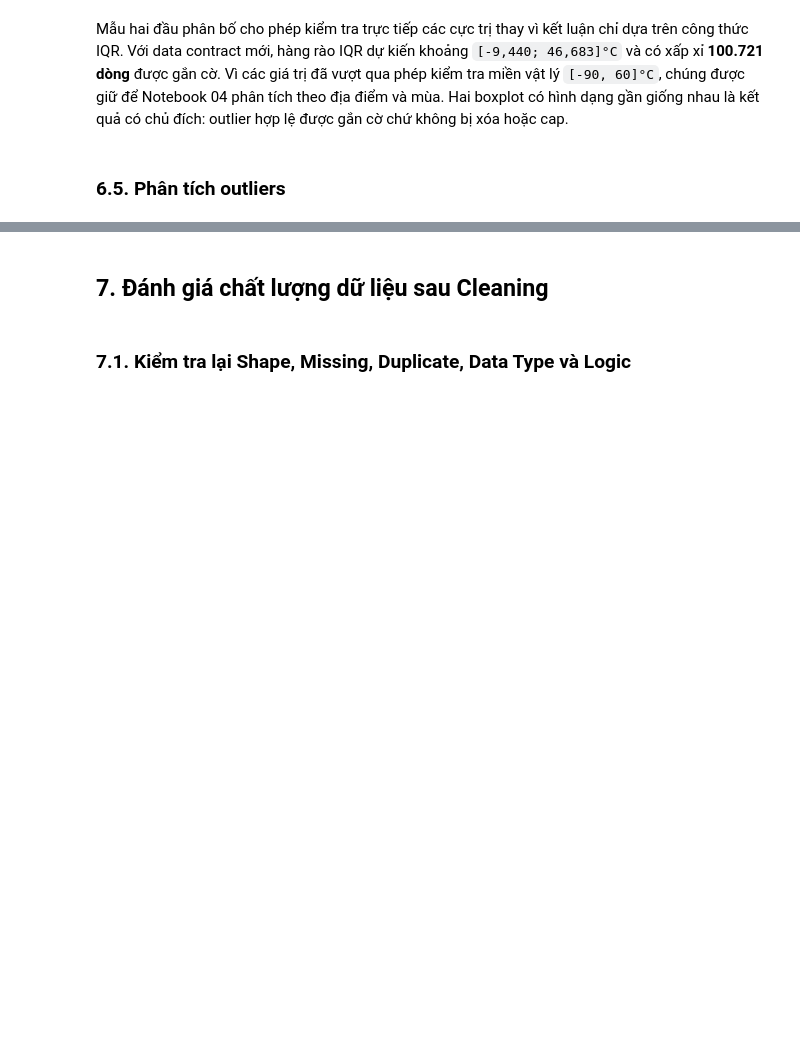
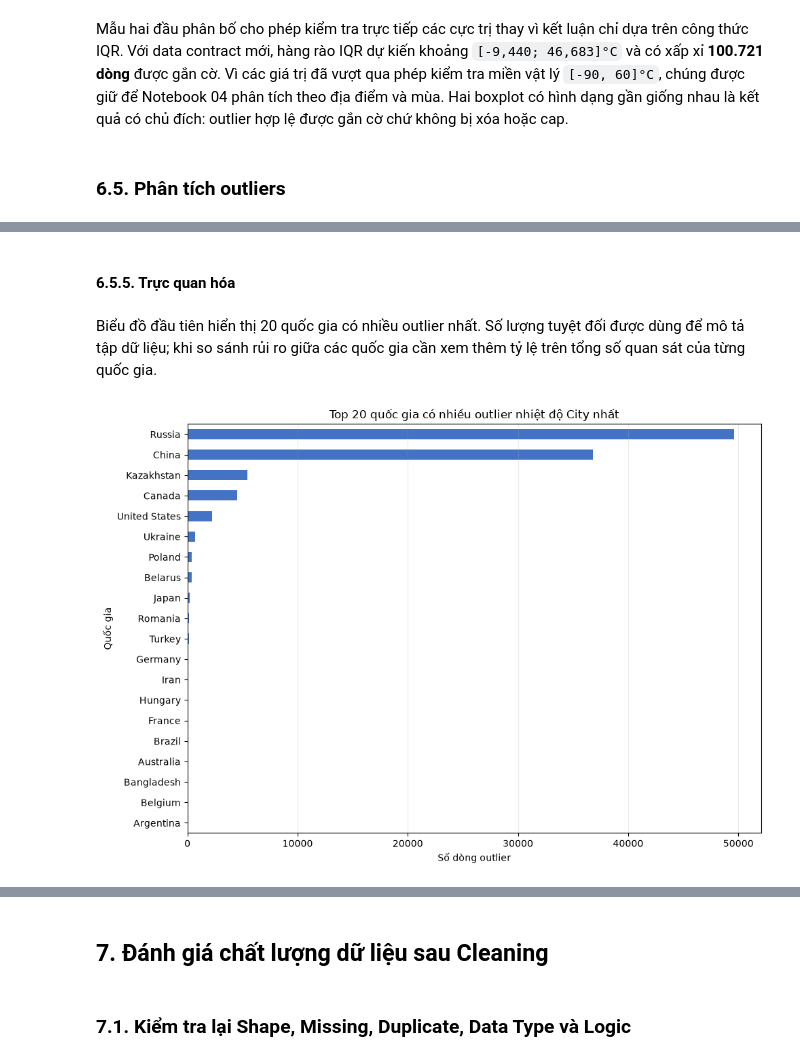
Before and after one commit to Sekaiiii1/Global-Surface-Temperature-Analysis, a Jupyter notebook: notebooks_v1/03_data_cleaning.ipynb, the cells around one changed output, grey strips where cells are left out. Saved outputs shown, nothing was run; the diff lists cells and outputs as text; code cells hidden in the pictures; blank space fills up the shorter version.

```diff
--- a/notebooks_v1/03_data_cleaning.ipynb
+++ b/notebooks_v1/03_data_cleaning.ipynb
@@ -902,0 +907,19 @@ Mẫu hai đầu phân bố cho phép kiểm tra trực tiếp các cực trị
+# %%
+OUTLIER_ANALYSIS_COLUMNS = [
+    'observation_date', 'year', 'month',
+    'city_name', 'country_name', 'latitude', 'longitude',
+    'city_average_temperature',
+    'city_average_temperature_uncertainty',
+    'city_temperature_iqr_outlier',
+]
+
+outlier_df = clean_df.loc[
+    clean_df['city_temperature_iqr_outlier'].eq(True),
+    OUTLIER_ANALYSIS_COLUMNS,
+].copy()
+
+if len(outlier_df) != iqr_outliers_retained:
+    raise RuntimeError('Số dòng trong outlier_df không khớp kết quả IQR ở mục 6.4.')
+
+print(f'Số outlier được tách để phân tích: {len(outlier_df):,} dòng')
+display(outlier_df.head())
@@ -902,0 +1202,22 @@ Mẫu hai đầu phân bố cho phép kiểm tra trực tiếp các cực trị
+# %% [markdown]
+#### 6.5.5. Trực quan hóa
+# %% [markdown]
+Biểu đồ đầu tiên hiển thị 20 quốc gia có nhiều outlier nhất. Số lượng tuyệt đối được dùng để mô tả tập dữ liệu; khi so sánh rủi ro giữa các quốc gia cần xem thêm tỷ lệ trên tổng số quan sát của từng quốc gia.
+# %%
+country_outlier_counts = (
+    outlier_df['country_name']
+    .value_counts()
+    .head(20)
+    .sort_values()
+)
+
+fig, ax = plt.subplots(figsize=(10, 7))
+country_outlier_counts.plot(kind='barh', ax=ax, color='#4472C4')
+ax.set_title('Top 20 quốc gia có nhiều outlier nhiệt độ City nhất')
+ax.set_xlabel('Số dòng outlier')
+ax.set_ylabel('Quốc gia')
+ax.grid(axis='x', alpha=0.25)
+plt.tight_layout()
+plt.show()
+# %% [output]
+[figure, added]
```
Also changed, not shown: parts of 40 cells of this notebook, 9 other files.
